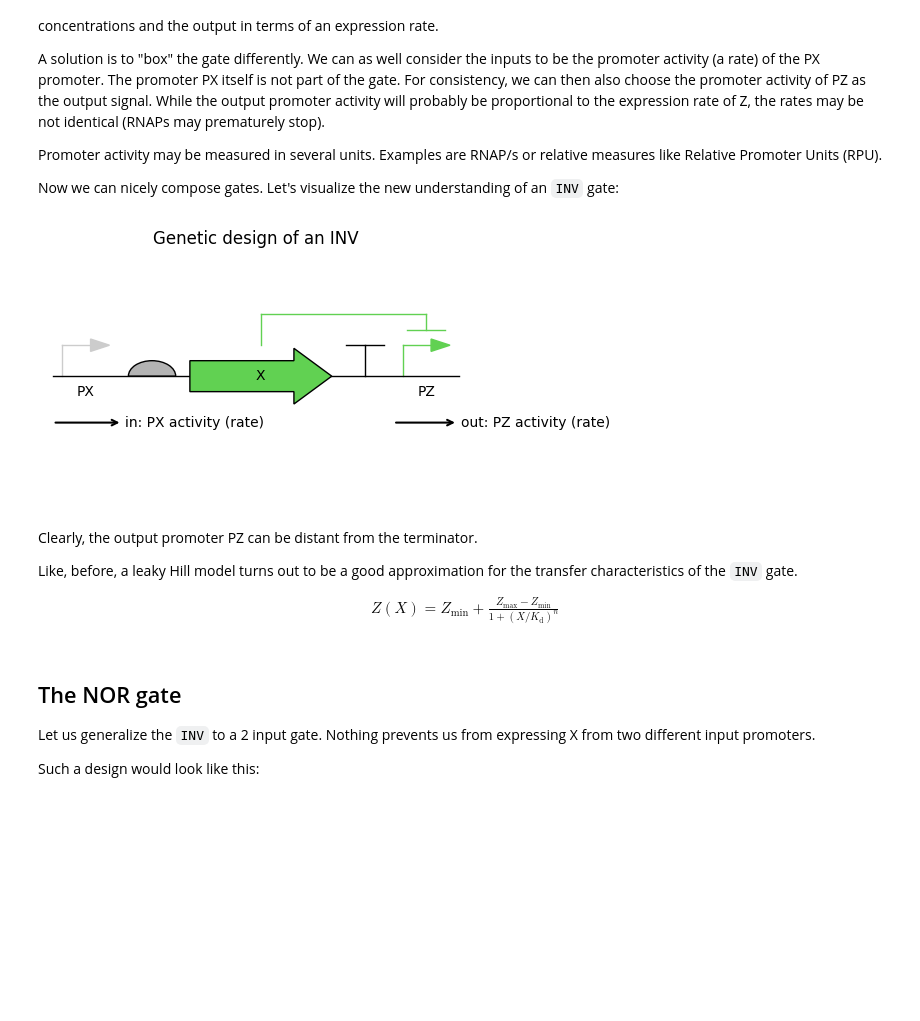
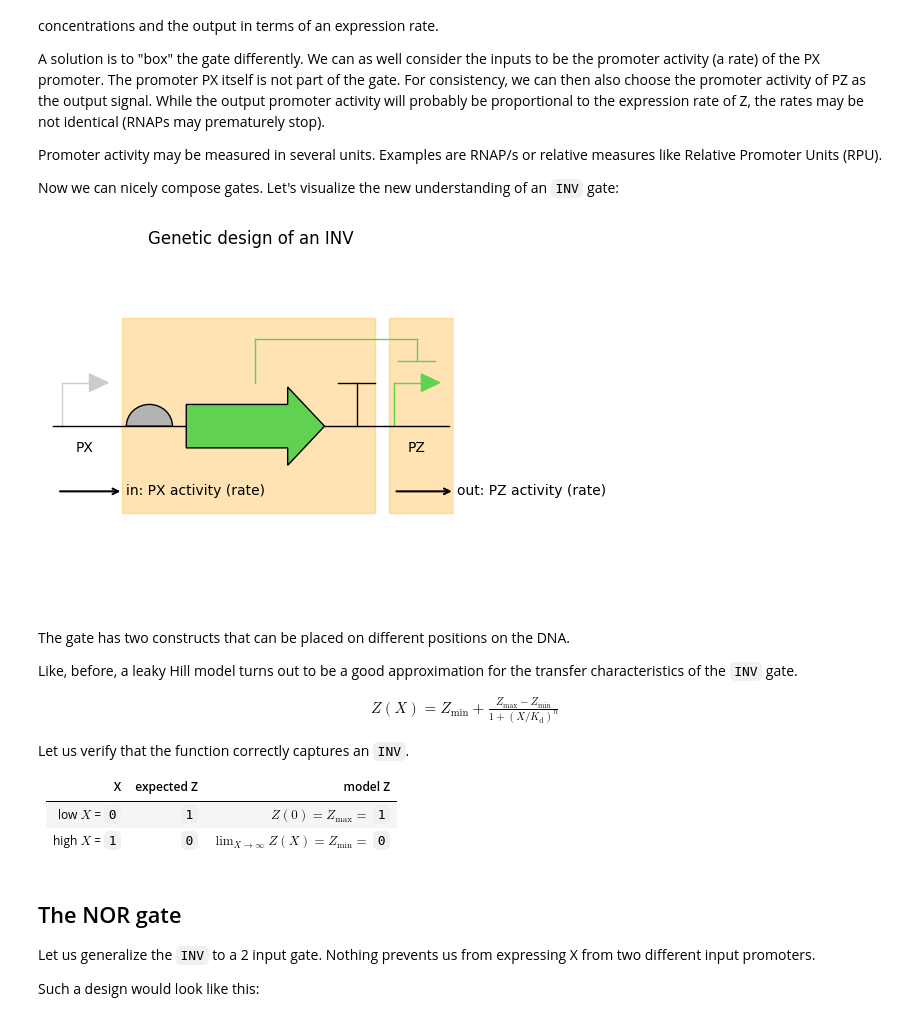
Before and after one commit to BioDisCo/computational_bioengineering, a Jupyter notebook: gates/notes.ipynb, the cells around one changed output. Drawn from its saved outputs; the diff is of its cells as text; code cells hidden in the pictures; blank space fills up the shorter version.

```diff
--- a/gates/notes.ipynb
+++ b/gates/notes.ipynb
@@ -241,7 +250,6 @@ cds0 = {
         'fwd': True,
         'opts': {
             'color':[0.38, 0.82, 0.32],
-            'label':'X',
             'label_size':10
         },
     }
@@ -280,49 +288,66 @@ design = [
 ]
 
 # --- Render DNA ---
-fig, ax = plt.subplots(figsize=(6, 3))
+fig, ax = plt.subplots(figsize=(6, 4))
+
+# orange gate boxes
+gate_x = [15, 15, 70, 70]
+gate_y = [25, -20, -20, 25]
+ax.fill(gate_x, gate_y, color='orange', alpha=0.3)
+
+gate_x2 = [73, 73, 150, 150]
+gate_y2 = [25, -20, -20, 25]
+ax.fill(gate_x2, gate_y2, color='orange', alpha=0.3)
+
 start_pos, end_pos = dr.renderDNA(
     ax=ax,
     parts=design,
     regs=regulations,
     part_renderers=renderers,
     reg_renderers= dr.std_reg_renderers(),
 )
 
 ax.annotate(
     'in: PX activity (rate)',
-    xy=(0, -15),
-    xytext=(30, -15),
+    xy=(1, -15),
+    xytext=(31, -15),
     arrowprops=dict(arrowstyle="<-", color='black', lw=1.5),
     fontsize=10,
     ha='center',
     va='center'
 )
 ax.annotate(
     'out: PZ activity (rate)',
-    xy=(72, -15),
-    xytext=(102, -15),
+    xy=(74, -15),
+    xytext=(104, -15),
     arrowprops=dict(arrowstyle="<-", color='black', lw=1.5),
     fontsize=10,
     ha='center',
     va='center'
 )
 
 ax.set_xlim(start_pos - 1, end_pos + 1)
 ax.set_ylim(-40, 40)
 ax.set_axis_off()
 plt.title("Genetic design of an INV")
 plt.tight_layout()
 # %% [output]
-[figure, old version]
+[figure, new version]
 # %% [markdown]
-Clearly, the output promoter PZ can be distant from the terminator.
+The gate has two constructs that can be placed on different positions on the DNA.
 
 Like, before, a leaky Hill model turns out to be a good approximation for the transfer characteristics of the `INV` gate.
 
 \begin{align}
   Z(X) = Z_{\min} + \frac{Z_{\max} - Z_{\min}}{1+(X/K_\mathrm{d})^n}
 \end{align}
+
+Let us verify that the function correctly captures an `INV`.
+
+| X | expected Z | model Z |
+|:-:|:-:|:--|
+| low $X$ = `0` | `1` | $ Z(0) = Z_{\max} = $ `1` |
+| high $X$ = `1` | `0` | $ \lim_{X \to \infty} Z(X) = Z_{\min} = $ `0` |
 # %% [markdown]
 ## The NOR gate
 
```
Also changed, not shown: parts of 11 cells of this notebook, 5 other files.
